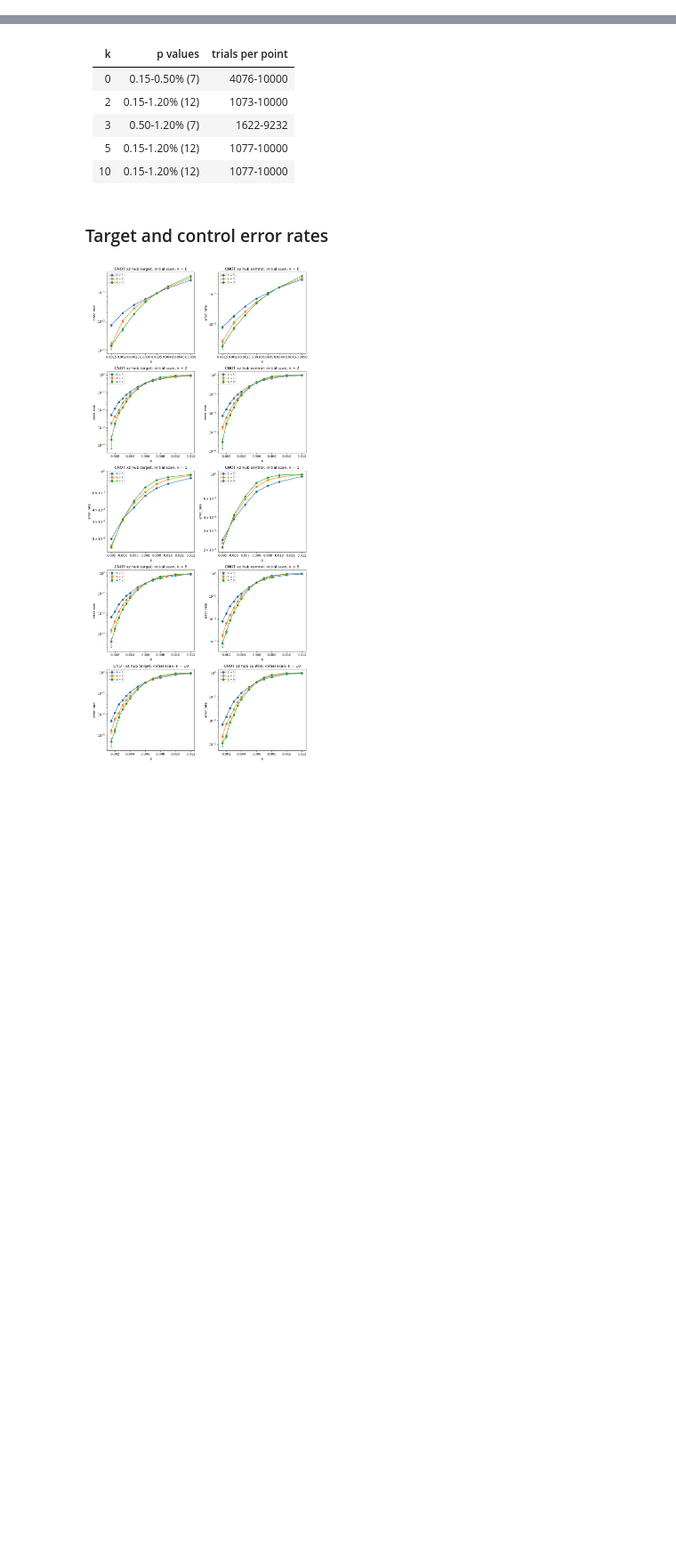
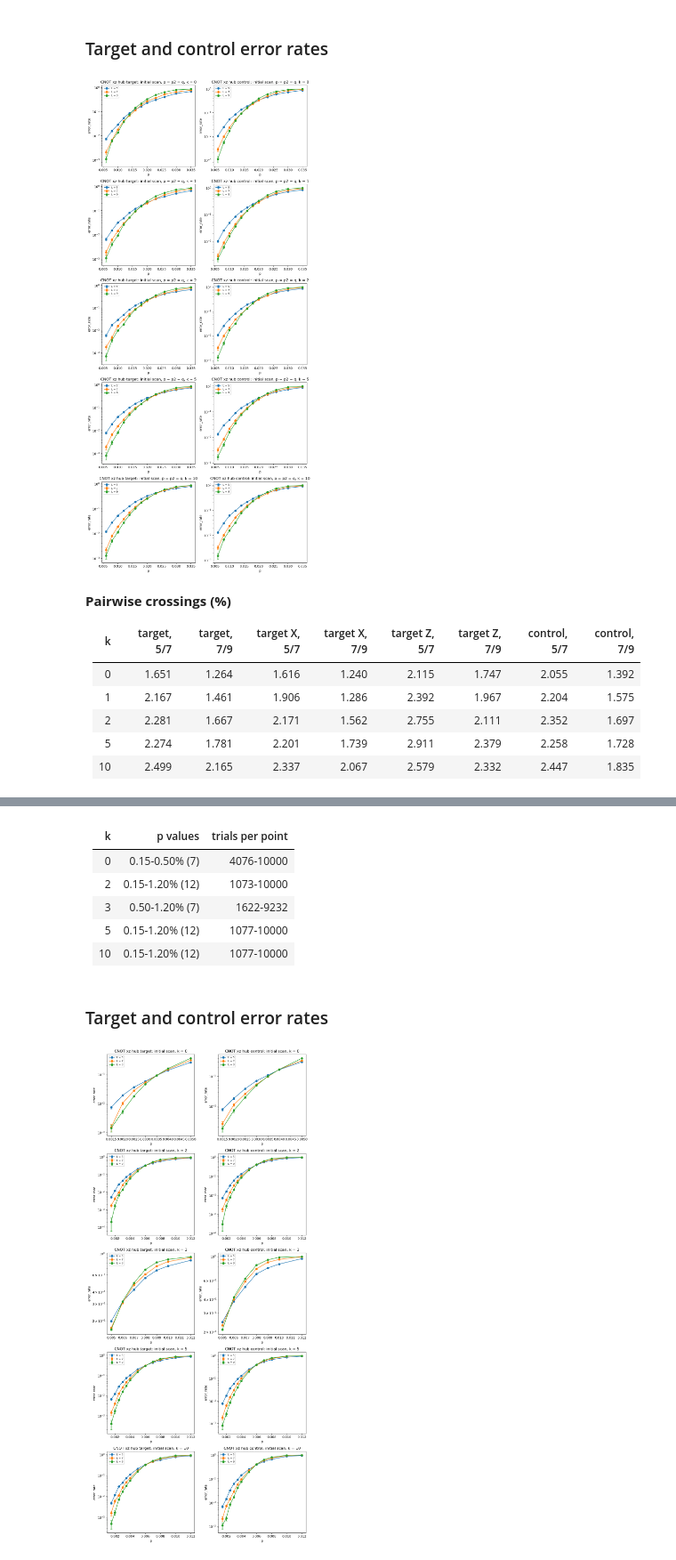
Before and after one commit to njvincent/mp-decoder, a Jupyter notebook: notebooks/cnot_primitive_xz_hub_analysis.ipynb, the cells around one changed output, grey strips where cells are left out. Shown at 89% size. Saved outputs shown, nothing was run; the diff lists cells and outputs as text; code cells hidden in the pictures; blank space fills up the shorter version.

Commit message:
Updated initial scan analysis

```diff
--- a/notebooks/cnot_primitive_xz_hub_analysis.ipynb
+++ b/notebooks/cnot_primitive_xz_hub_analysis.ipynb
@@ -51,7 +54,8 @@ from analysis_utils import (
     single_point_rate,
 )
 
-DATA_DIR = PROJECT_DIR / "results/cnot_primitive_xz/hub"
+DATA_DIR = PROJECT_DIR / "results/cnot_primitive_xz/hub"  # previous convention
+P2Q_DIR = PROJECT_DIR / "results/cnot_primitive_xz/p_2q/hub"  # current convention: p = two-qubit gate error rate
 FAILURE_FIELDS = {
     "target": "hub_failures",
     "control": "partner_failure_trials",
@@ -61,23 +65,23 @@ FAILURE_FIELDS = {
 # Initial and full scans share k_<k>/NL/; the stop tag in the file name tells them apart.
 INITIAL_PATTERN = "2d_XZ_hub_*_hubfail*.txt"  # capped on hub failures
 FULL_PATTERN = "2d_XZ_hub_*_trials*.txt"  # fixed 10^5 trials per point (RCC full scans)
-MEMORY_PC = 0.0178  # memory threshold (fit over L = 5, 7, 9, 13), notebooks/cnot_primitive_xz_memory_analysis.ipynb
+MEMORY_PC = 0.0178  # previous convention: memory threshold (fit over L = 5, 7, 9, 13), notebooks/cnot_primitive_xz_memory_analysis.ipynb
 SHOW_FIT_DETAILS = False  # True: show every fit's table and scaling collapse
 
 
-def scan_p_values(gap, n_dir, pattern, L_values):
+def scan_p_values(gap, n_dir, pattern, L_values, data_dir=DATA_DIR):
     # p values with results at every size
     by_L = {}
-    for path in (DATA_DIR / f"k_{gap}" / n_dir).glob(pattern):
+    for path in (data_dir / f"k_{gap}" / n_dir).glob(pattern):
         record = parse_result_file(path)
         by_L.setdefault(int(record["L"]), set()).add(round(record["p"], 6))
     return sorted(set.intersection(*[by_L.get(L, set()) for L in L_values]))
 
 
-def load_hub_scan(gap, n_dir, p_values, L_values, label, pattern=FULL_PATTERN):
+def load_hub_scan(gap, n_dir, p_values, L_values, label, pattern=FULL_PATTERN, data_dir=DATA_DIR):
     # n_dir: "NL" (N = L) or "N2L" (N = 2L)
     return load_ft_scan(
-        DATA_DIR / f"k_{gap}" / n_dir,
+        data_dir / f"k_{gap}" / n_dir,
         p_values=p_values,
         L_values=L_values,
         expected_repeats=None,
@@ -123,0 +131,12 @@ fmt_pc = lambda c: "–" if c is None else f"{100 * c:.3f}"
+# %%
+p2q_gaps = [0, 1, 2, 5, 10]
+p2q_L_values = [5, 7, 9]
+p2q_initial_scans = {}
+rows = ["| k | p values | trials per point |", "| --- | --- | --- |"]
+for gap in p2q_gaps:
+    p_values = scan_p_values(gap, "NL", INITIAL_PATTERN, p2q_L_values, data_dir=P2Q_DIR)
+    p2q_initial_scans[gap] = load_hub_scan(gap, "NL", p_values, p2q_L_values, f"XZ hub k = {gap} initial scan, p = p2 = q",
+                                           pattern=INITIAL_PATTERN, data_dir=P2Q_DIR)
+    trials = p2q_initial_scans[gap].trials
+    rows.append(f"| {gap} | {100 * p_values[0]:.2f}-{100 * p_values[-1]:.2f}% ({len(p_values)}) | {int(trials.min())}-{int(trials.max())} |")
+display(Markdown("\n".join(rows)))
@@ -123,0 +151,27 @@ fmt_pc = lambda c: "–" if c is None else f"{100 * c:.3f}"
+# %% [markdown]
+### Target and control error rates
+# %%
+panels = []
+for gap, scan in p2q_initial_scans.items():
+    panels.append((scan, "target", f"CNOT xz hub target: initial scan, p = p2 = q, k = {gap}"))
+    panels.append((scan, "control", f"CNOT xz hub control: initial scan, p = p2 = q, k = {gap}"))
+plot_rate_panels(panels, ylabel="error_rate")
+
+pairs = [(5, 7), (7, 9)]
+rows = ["| k | target, 5/7 | target, 7/9 | target X, 5/7 | target X, 7/9 | target Z, 5/7 | target Z, 7/9 | control, 5/7 | control, 7/9 |",
+        "| --- | --- | --- | --- | --- | --- | --- | --- | --- |"]
+for gap, scan in p2q_initial_scans.items():
+    values = [c for name in ("target", "target_x", "target_z", "control") for c in crossings(scan, name, pairs).values()]
+    rows.append(f"| {gap} | " + " | ".join(fmt_pc(c) for c in values) + " |")
+display(Markdown("**Pairwise crossings (%)**\n\n" + "\n".join(rows)))
+# %% [output]
+[figure, added]
+**Pairwise crossings (%)**
+
+| k | target, 5/7 | target, 7/9 | target X, 5/7 | target X, 7/9 | target Z, 5/7 | target Z, 7/9 | control, 5/7 | control, 7/9 |
+| --- | --- | --- | --- | --- | --- | --- | --- | --- |
+| 0 | 1.651 | 1.264 | 1.616 | 1.240 | 2.115 | 1.747 | 2.055 | 1.392 |
+| 1 | 2.167 | 1.461 | 1.906 | 1.286 | 2.392 | 1.967 | 2.204 | 1.575 |
+| 2 | 2.281 | 1.667 | 2.171 | 1.562 | 2.755 | 2.111 | 2.352 | 1.697 |
+| 5 | 2.274 | 1.781 | 2.201 | 1.739 | 2.911 | 2.379 | 2.258 | 1.728 |
+| 10 | 2.499 | 2.165 | 2.337 | 2.067 | 2.579 | 2.332 | 2.447 | 1.835 |
```
Also changed, not shown: parts of 9 cells of this notebook.
